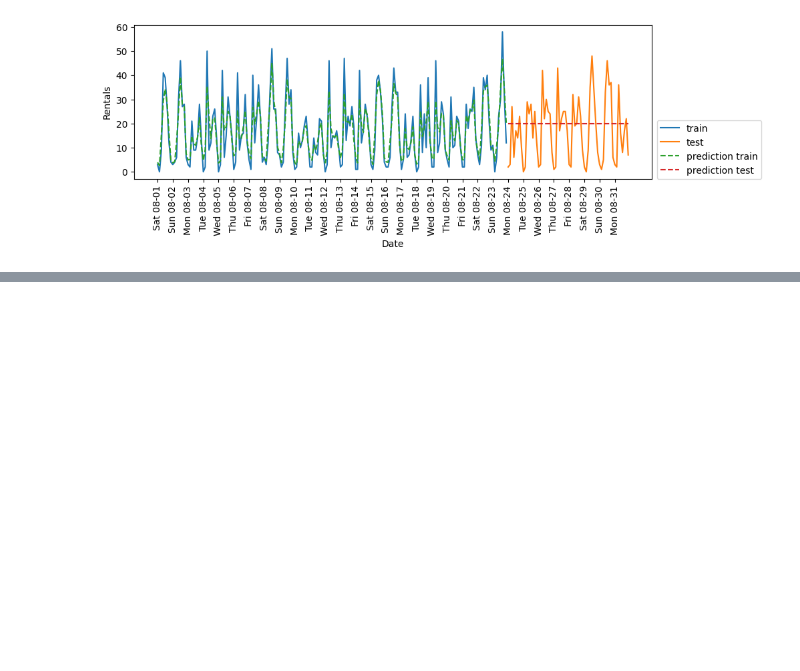
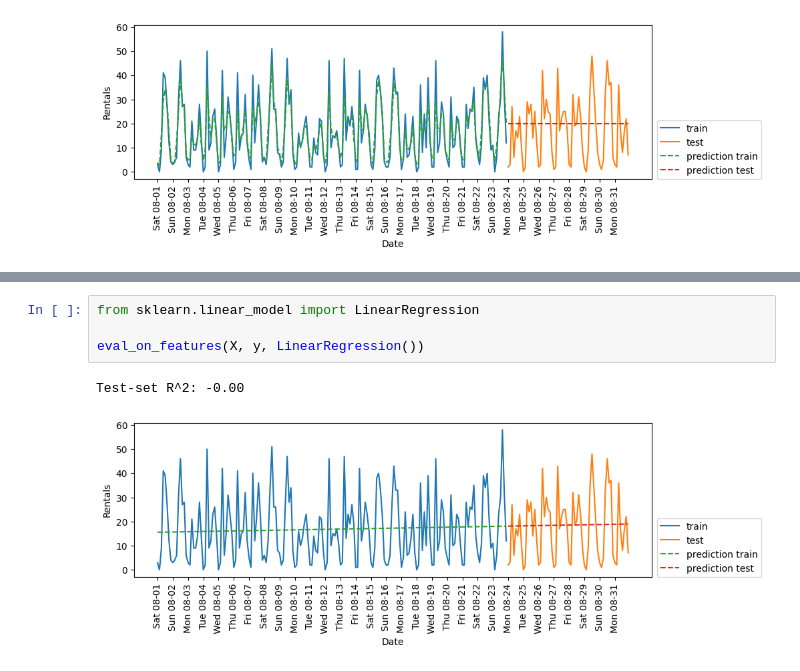
Before and after one commit to CHU1PC/Introduction-to-ML-with-python, a Jupyter notebook: chap/four/feature_engineering.ipynb, the cells around one changed output, grey strips where cells are left out. Drawn from its saved outputs; the diff is of its cells as text; blank space fills up the shorter version.

```diff
--- a/chap/four/feature_engineering.ipynb
+++ b/chap/four/feature_engineering.ipynb
@@ -79,0 +118,7 @@ Test-set R^2: -0.04
+# %%
+from sklearn.linear_model import LinearRegression
+
+eval_on_features(X, y, LinearRegression())
+# %% [output]
+Test-set R^2: -0.00
+[figure, added]
```
Also changed, not shown: parts of 16 cells of this notebook.
